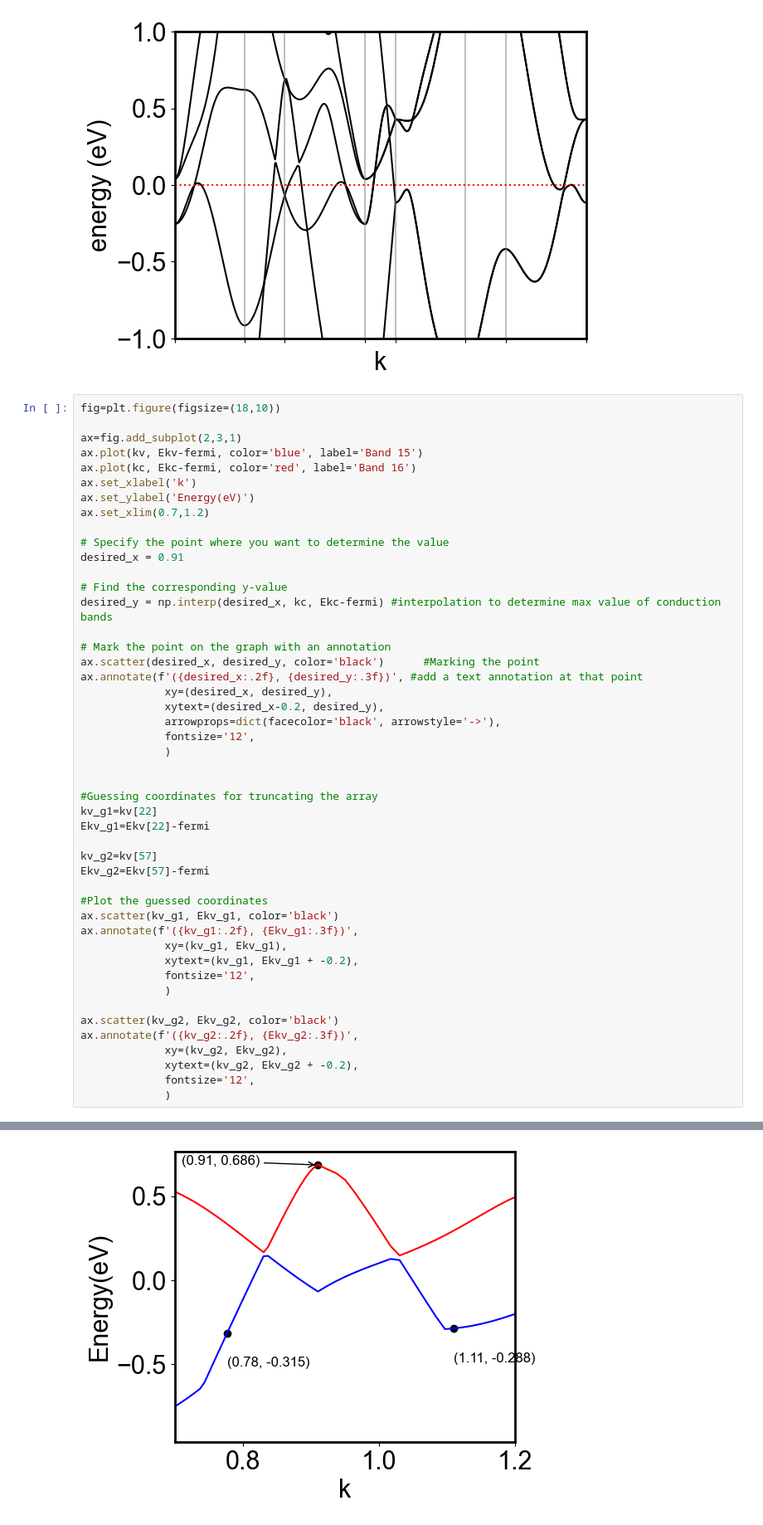
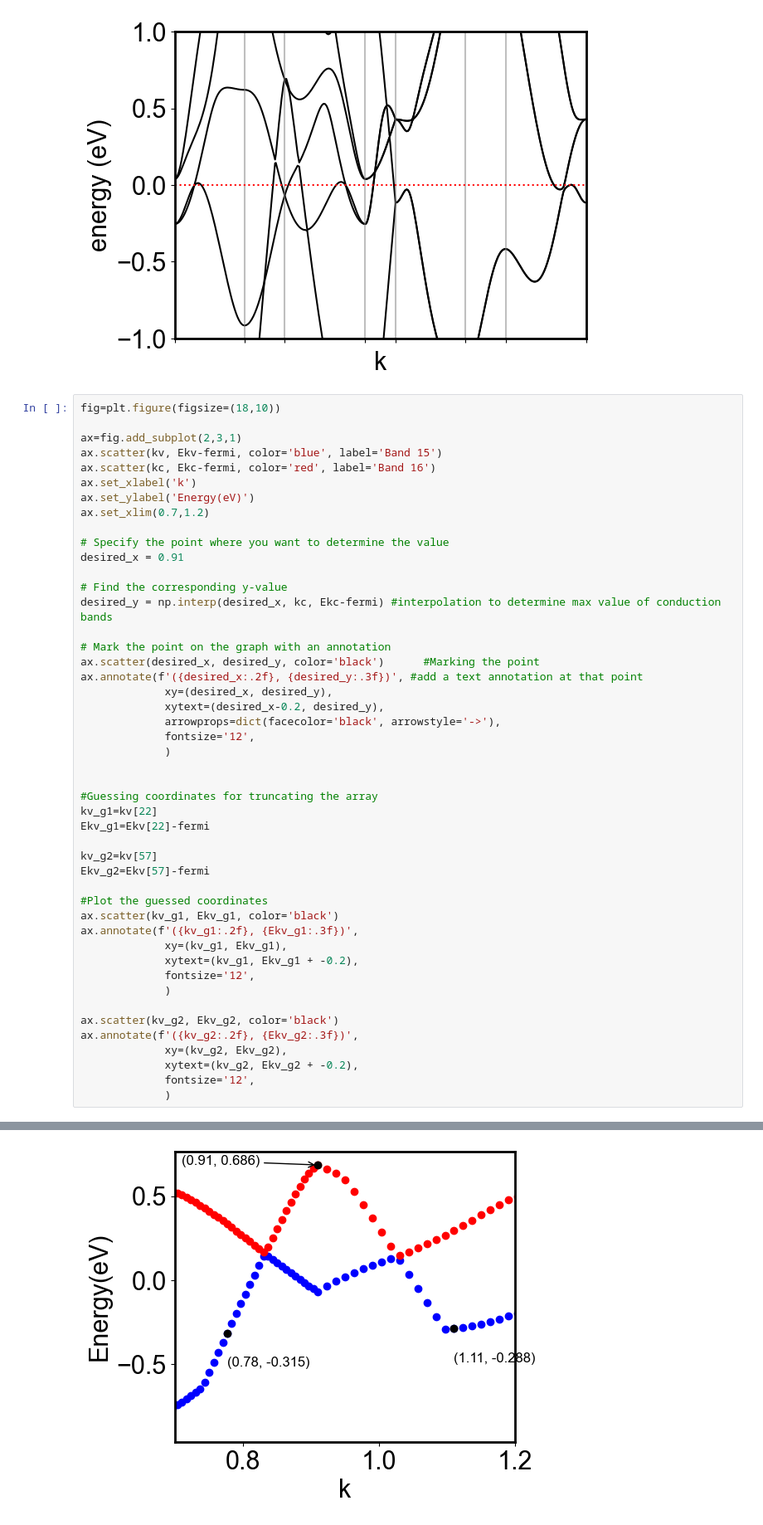
Before and after one commit to Normanthen/TE_Calculation, a Jupyter notebook: TiS/Fitting/Fitting_TiS.ipynb, the cells around one changed output, grey strips where cells are left out. Shown at 83% size. Drawn from its saved outputs; the diff is of its cells as text.

Commit message:
TiS Fitting
Changes to scatter plot to find the best fitting for the band structure

```diff
--- a/TiS/Fitting/Fitting_TiS.ipynb
+++ b/TiS/Fitting/Fitting_TiS.ipynb
@@ -164,8 +164,8 @@ Ekcc = np.append(Ekc[100:150],Ekc[0:50])
 fig=plt.figure(figsize=(18,10))
 
 ax=fig.add_subplot(2,3,1)
-ax.plot(kv, Ekv-fermi, color='blue', label='Band 15')
-ax.plot(kc, Ekc-fermi, color='red', label='Band 16')
+ax.scatter(kv, Ekv-fermi, color='blue', label='Band 15')
+ax.scatter(kc, Ekc-fermi, color='red', label='Band 16')
 ax.set_xlabel('k')
 ax.set_ylabel('Energy(eV)')
 ax.set_xlim(0.7,1.2)
@@ -182,34 +182,34 @@ ax.annotate(f'({desired_x:.2f}, {desired_y:.3f})', #add a text annotation at tha
              xy=(desired_x, desired_y),
              xytext=(desired_x-0.2, desired_y),
              arrowprops=dict(facecolor='black', arrowstyle='->'),
              fontsize='12',
              )
 
 
 #Guessing coordinates for truncating the array
 kv_g1=kv[22]
 Ekv_g1=Ekv[22]-fermi
 
 kv_g2=kv[57]
 Ekv_g2=Ekv[57]-fermi
 
 #Plot the guessed coordinates
 ax.scatter(kv_g1, Ekv_g1, color='black')
 ax.annotate(f'({kv_g1:.2f}, {Ekv_g1:.3f})',
              xy=(kv_g1, Ekv_g1),
              xytext=(kv_g1, Ekv_g1 + -0.2),
              fontsize='12',
              )
 
 ax.scatter(kv_g2, Ekv_g2, color='black')
 ax.annotate(f'({kv_g2:.2f}, {Ekv_g2:.3f})',
              xy=(kv_g2, Ekv_g2),
              xytext=(kv_g2, Ekv_g2 + -0.2),
              fontsize='12',
              )
 # %% [output]
 Text(1.1106, -0.48800000000000027, '(1.11, -0.288)')
-[figure, old version]
+[figure, new version]
 # %%
 #Reshape the 1xN array into a Nx1 array
 kv_r=np.reshape(kv,(len(kv),1))
```
